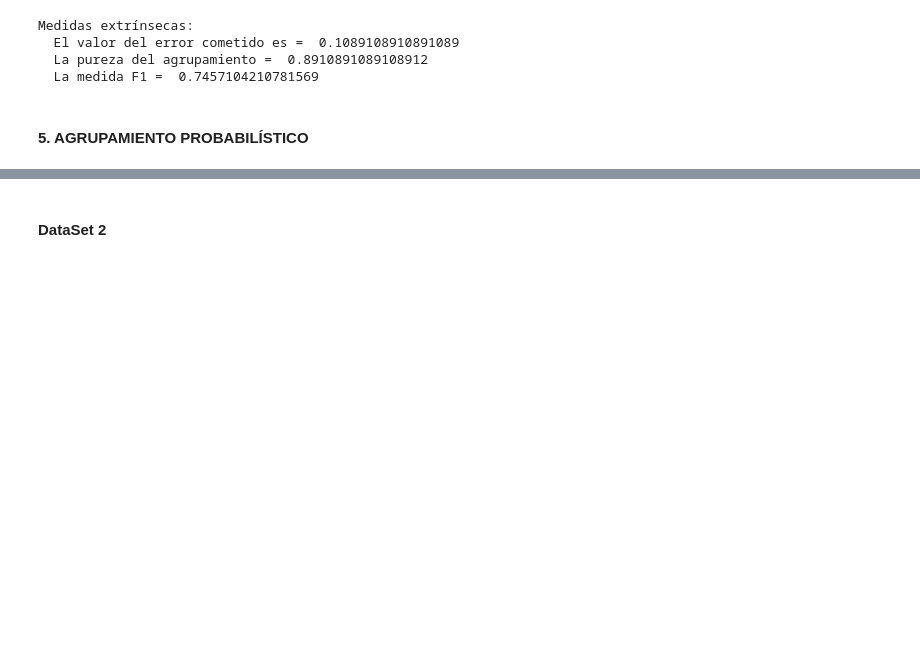
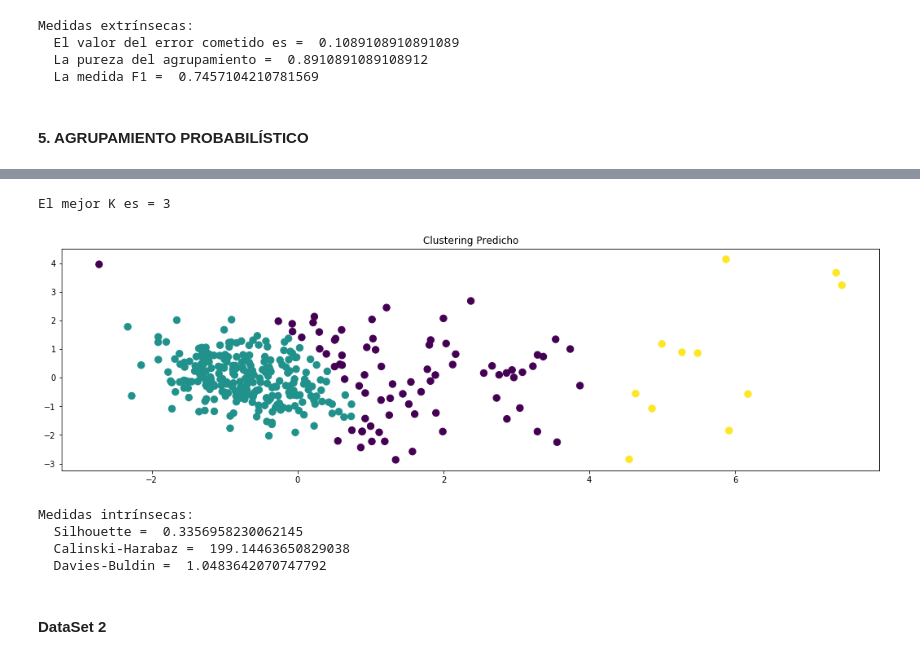
Before and after one commit to alvaronavarroguz/06MAIR-Aprendizaje-No-Supervisado, a Jupyter notebook: Trabajo_Final/Trabajo_Final.ipynb, the cells around one changed output, grey strips where cells are left out. Cells and saved outputs as stored; diff of their text form; code cells hidden in the pictures; blank space fills up the shorter version.

```diff
--- a/Trabajo_Final/Trabajo_Final.ipynb
+++ b/Trabajo_Final/Trabajo_Final.ipynb
@@ -430,3 +498,35 @@ Medidas extrínsecas:
+# %%
+
+#Haciendo uso de la regla del codo, establecemos K=3
+k=3
+print("El mejor K es = " + str(k))
+
+
+# Repetimos el clustering con la solución que de la elbow-criteria
+##################################################################################
+
+modelo_final= set_model_2[k-2]
+labels_predicted = modelo_final.predict(principal_lung)
+
+# Mostrar resultados
+fig, ax = plt.subplots(figsize=(18,5))
+ax.set_title('Clustering Predicho')
+ax.scatter(PCs_lung[:,0], PCs_lung[:,1], c = labels_predicted, s=70)
+plt.show()
+
+print('\nMedidas intrínsecas:')
+print('  Silhouette = ', set_k[k-2])
+print('  Calinski-Harabaz = ', calinski_harabaz_score(principal_lung,labels_predicted))
+print('  Davies-Buldin = ', davies_bouldin_score(principal_lung,labels_predicted))
+
+ds_1_eval_prob=set_k[k-2]
+# %% [output]
+El mejor K es = 3
+[figure, added]
+Medidas intrínsecas:
+  Silhouette =  0.3356958230062145
+  Calinski-Harabaz =  199.14463650829038
+  Davies-Buldin =  1.0483642070747792
 # %% [markdown]
 #### DataSet 2
 # %%
```
Also changed, not shown: parts of 20 cells of this notebook.
